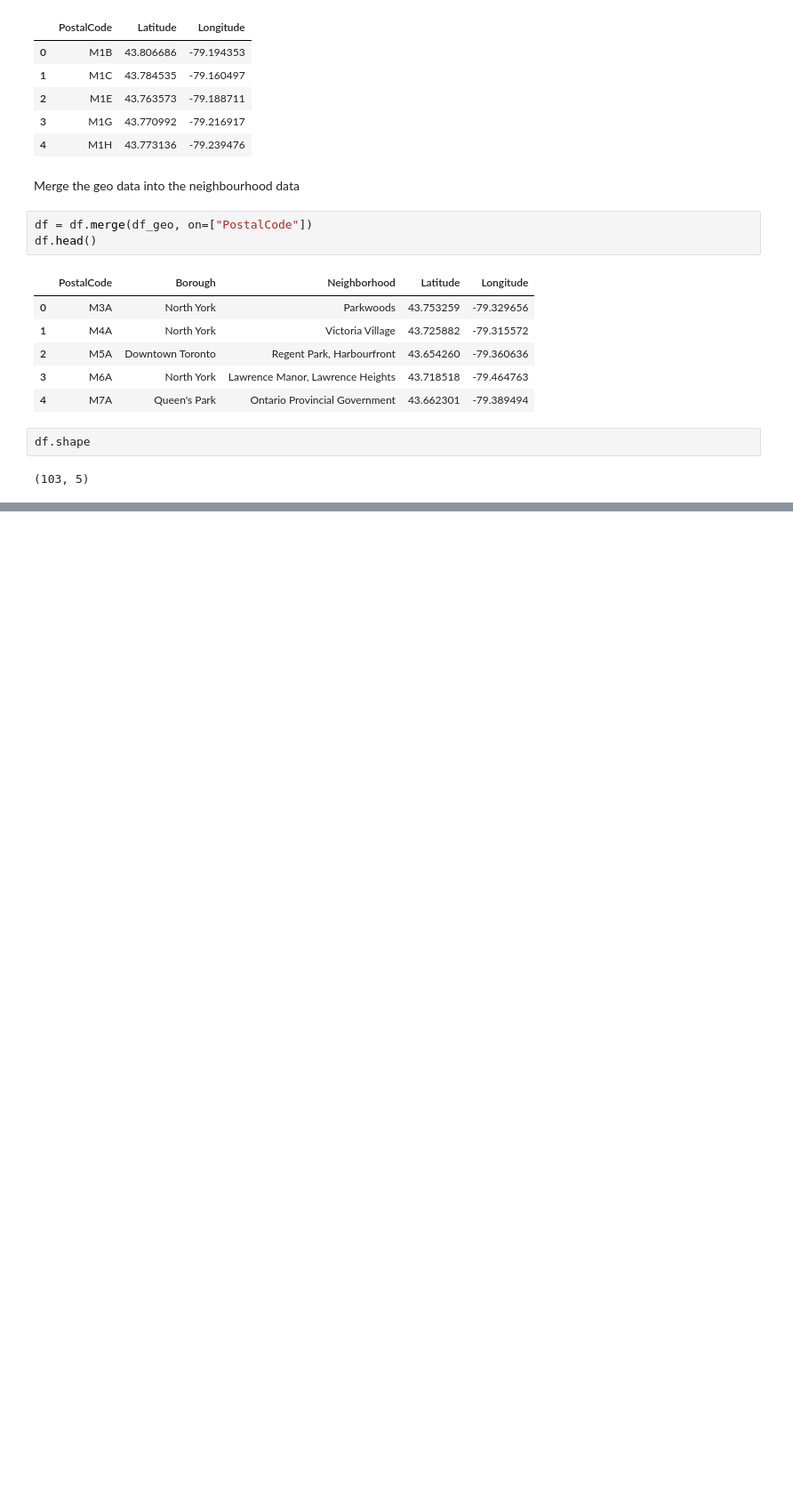
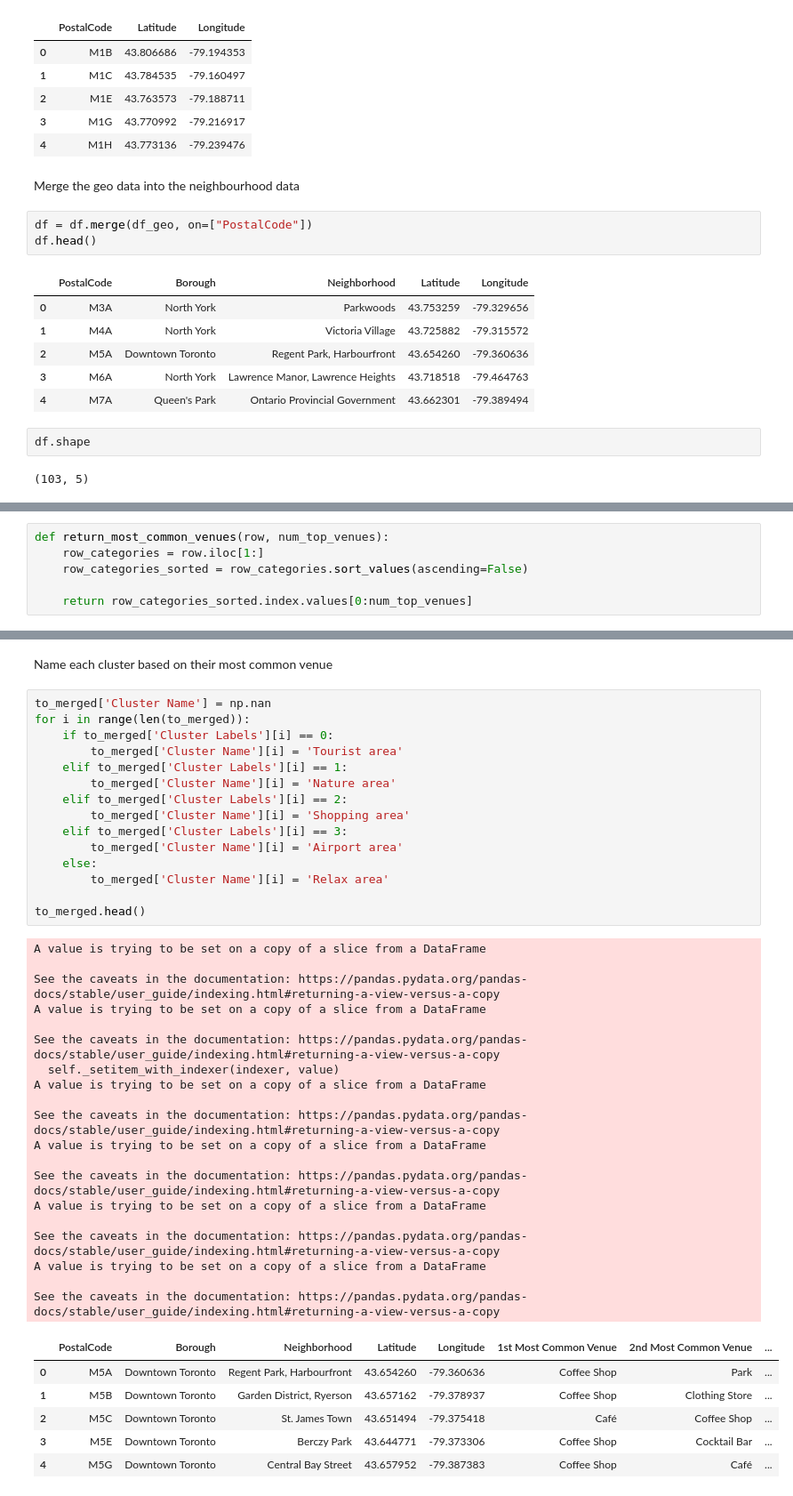
Before and after one commit to szwzy/ADSCapstone, a Jupyter notebook: Toronto Neighbourhood.ipynb, the cells around one changed output, grey strips where cells are left out. Shown: that part at 89% size. Cells and saved outputs as stored; diff of their text form; blank space fills up the shorter version.

```diff
--- a/Toronto Neighbourhood.ipynb
+++ b/Toronto Neighbourhood.ipynb
@@ -81,0 +296,6 @@ df.shape
+# %%
+def return_most_common_venues(row, num_top_venues):
+    row_categories = row.iloc[1:]
+    row_categories_sorted = row_categories.sort_values(ascending=False)
+
+    return row_categories_sorted.index.values[0:num_top_venues]
@@ -81,0 +431,43 @@ df.shape
+# %% [markdown]
+Name each cluster based on their most common venue
+# %%
+to_merged['Cluster Name'] = np.nan
+for i in range(len(to_merged)):
+    if to_merged['Cluster Labels'][i] == 0:
+        to_merged['Cluster Name'][i] = 'Tourist area'
+    elif to_merged['Cluster Labels'][i] == 1:
+        to_merged['Cluster Name'][i] = 'Nature area'
+    elif to_merged['Cluster Labels'][i] == 2:
+        to_merged['Cluster Name'][i] = 'Shopping area'
+    elif to_merged['Cluster Labels'][i] == 3:
+        to_merged['Cluster Name'][i] = 'Airport area'
+    else:
+        to_merged['Cluster Name'][i] = 'Relax area'
+
+to_merged.head()
+# %% [output]
+A value is trying to be set on a copy of a slice from a DataFrame
+
+See the caveats in the documentation: https://pandas.pydata.org/pandas-docs/stable/user_guide/indexing.html#returning-a-view-versus-a-copy
+A value is trying to be set on a copy of a slice from a DataFrame
+
+See the caveats in the documentation: https://pandas.pydata.org/pandas-docs/stable/user_guide/indexing.html#returning-a-view-versus-a-copy
+  self._setitem_with_indexer(indexer, value)
+A value is trying to be set on a copy of a slice from a DataFrame
+
+See the caveats in the documentation: https://pandas.pydata.org/pandas-docs/stable/user_guide/indexing.html#returning-a-view-versus-a-copy
+A value is trying to be set on a copy of a slice from a DataFrame
+
+See the caveats in the documentation: https://pandas.pydata.org/pandas-docs/stable/user_guide/indexing.html#returning-a-view-versus-a-copy
+A value is trying to be set on a copy of a slice from a DataFrame
+
+See the caveats in the documentation: https://pandas.pydata.org/pandas-docs/stable/user_guide/indexing.html#returning-a-view-versus-a-copy
+A value is trying to be set on a copy of a slice from a DataFrame
+
+See the caveats in the documentation: https://pandas.pydata.org/pandas-docs/stable/user_guide/indexing.html#returning-a-view-versus-a-copy
+|  | PostalCode | Borough | Neighborhood | Latitude | Longitude | 1st Most Common Venue | 2nd Most Common Venue | ... |
+| 0 | M5A | Downtown Toronto | Regent Park, Harbourfront | 43.654260 | -79.360636 | Coffee Shop | Park | ... |
+| 1 | M5B | Downtown Toronto | Garden District, Ryerson | 43.657162 | -79.378937 | Coffee Shop | Clothing Store | ... |
+| 2 | M5C | Downtown Toronto | St. James Town | 43.651494 | -79.375418 | Café | Coffee Shop | ... |
+| 3 | M5E | Downtown Toronto | Berczy Park | 43.644771 | -79.373306 | Coffee Shop | Cocktail Bar | ... |
+| 4 | M5G | Downtown Toronto | Central Bay Street | 43.657952 | -79.387383 | Coffee Shop | Café | ... |
```
Also changed, not shown: parts of 37 cells of this notebook.
